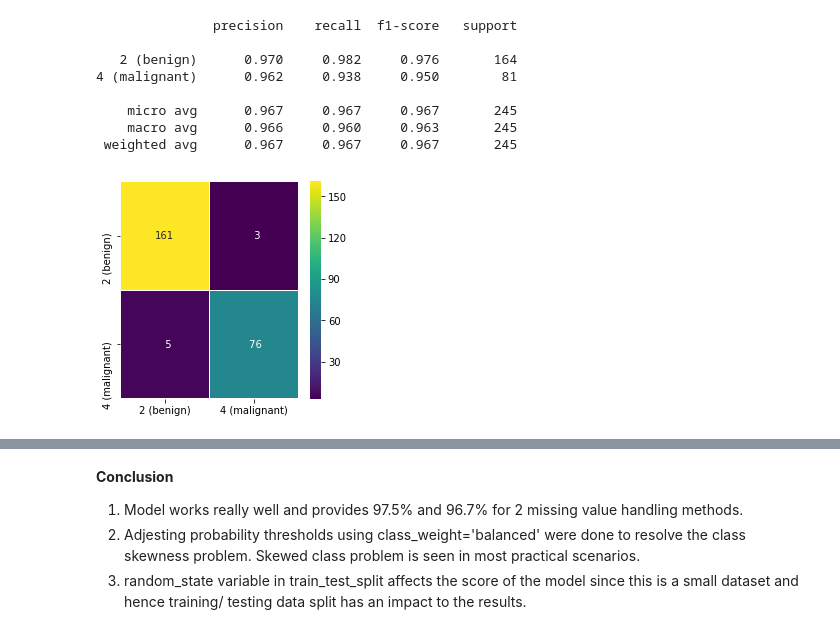
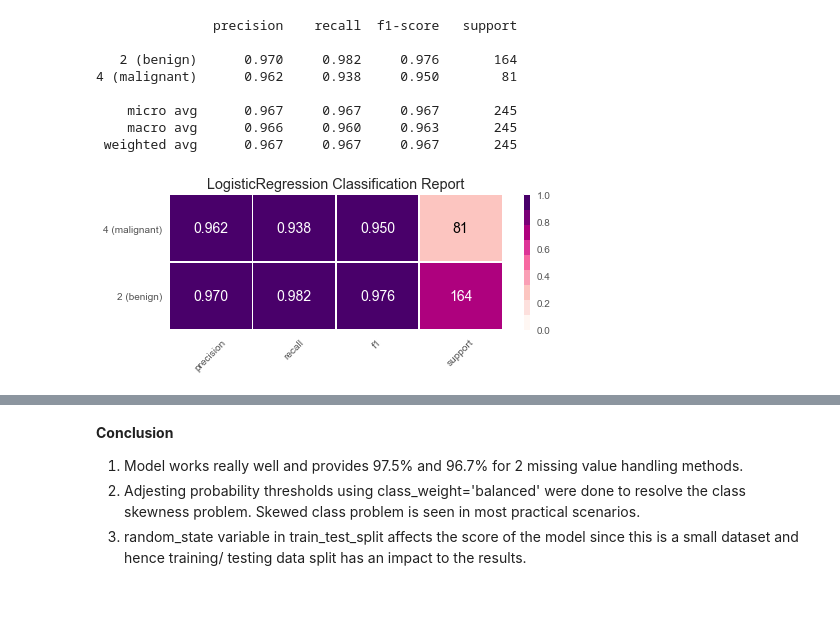
Before and after one commit to PraAnj/classification_breast_cancer, a Jupyter notebook: src/logistic_regression.ipynb, the cells around one changed output, grey strips where cells are left out. Saved outputs shown, nothing was run; the diff lists cells and outputs as text; code cells hidden in the pictures; blank space fills up the shorter version.

```diff
--- a/src/logistic_regression.ipynb
+++ b/src/logistic_regression.ipynb
@@ -163,11 +178,12 @@ print(metrics.classification_report(y_test,predictions, target_names=target_name
     micro avg      0.967     0.967     0.967       245
     macro avg      0.966     0.960     0.963       245
  weighted avg      0.967     0.967     0.967       245
-# %%
-cm = metrics.confusion_matrix(y_test, predictions)
-
-fig, ax = plt.subplots(figsize=(4,4))
-ticklabels = ["2 (benign)","4 (malignant)"]
-ax = sns.heatmap(cm, xticklabels=ticklabels, yticklabels=ticklabels, linewidths=0.1, annot=True, fmt='3.0f',cmap=plt.cm.viridis)
-# %% [output]
-[figure, removed]
+# %%
+fig, ax = plt.subplots(figsize=(7,3))
+visualizer = ClassificationReport(logreg, classes=target_names, support=True, cmap='RdPu')
+visualizer.score(X_test, y_test)
+for label in visualizer.ax.texts:
+    label.set_size(14)
+g = visualizer.poof()
+# %% [output]
+[figure, added]
```
Also changed, not shown: parts of 6 cells of this notebook, 5 other files.
